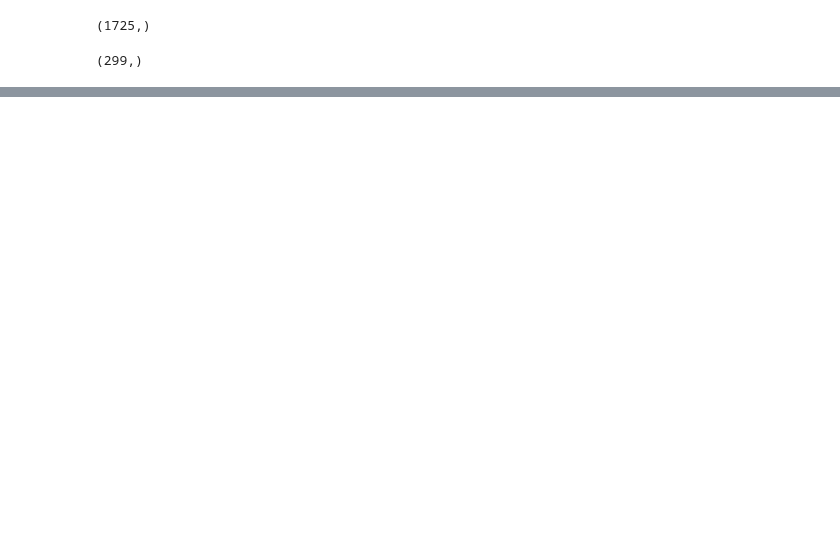
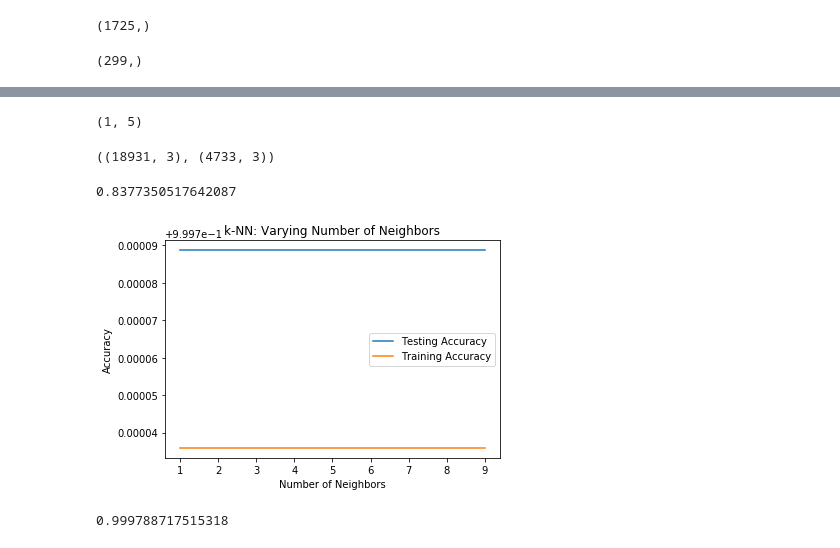
Before and after one commit to shoumikchow/Research, a Jupyter notebook: ML.ipynb, the cells around one changed output, grey strips where cells are left out. Drawn from its saved outputs; the diff is of its cells as text; code cells hidden in the pictures; blank space fills up the shorter version.

```diff
--- a/ML.ipynb
+++ b/ML.ipynb
@@ -149,0 +339,60 @@ y_pred[np.where(y_pred>1)].shape
+# %%
+df[df['core_periphery']<=1] = 1
+df[(df['core_periphery']>2) & (df['core_periphery']<=5)] = 2
+df[(df['core_periphery']>5) & (df['core_periphery']<=8)] = 3
+df[(df['core_periphery']>8) & (df['core_periphery']<=13)] = 4
+df[df['core_periphery']>13] = 5
+# %%
+df['core_periphery'].min(), df['core_periphery'].max()
+# %% [output]
+(1, 5)
+# %%
+X = df[['count', 'headline_count', 'text_count']]
+y = df['core_periphery']
+# %%
+X_train, X_test, y_train, y_test = train_test_split(X, y, test_size = 0.2, random_state=42, stratify=y)
+# %%
+X_train.shape, X_test.shape
+# %% [output]
+((18931, 3), (4733, 3))
+# %%
+logreg = LogisticRegression()
+logreg.fit(X_train, y_train)
+logreg.score(X_test, y_test) # If we include degree centrality and pagerank, logreg score is 83.8%
+# %% [output]
+0.8377350517642087
+# %%
+neighbors = np.arange(1, 10)
+train_accuracy = np.empty(len(neighbors))
+test_accuracy = np.empty(len(neighbors))
+
+
+for i, k in enumerate(neighbors):
+    # Setup a k-NN Classifier with k neighbors: knn
+    knn = KNeighborsClassifier(n_neighbors=k)
+
+    # Fit the classifier to the training data
+    knn.fit(X_train, y_train)
+
+    #Compute accuracy on the training set
+    train_accuracy[i] = knn.score(X_train, y_train)
+
+    #Compute accuracy on the testing set
+    test_accuracy[i] = knn.score(X_test, y_test)
+
+
+plt.title('k-NN: Varying Number of Neighbors')
+plt.plot(neighbors, test_accuracy, label = 'Testing Accuracy')
+plt.plot(neighbors, train_accuracy, label = 'Training Accuracy')
+plt.legend()
+plt.xlabel('Number of Neighbors')
+plt.ylabel('Accuracy')
+plt.show()
+# %% [output]
+[figure, added]
+# %%
+knn = KNeighborsClassifier(n_neighbors=5)
+knn.fit(X_train, y_train)
+knn.score(X_test, y_test) # If we include degree centrality and pagerank, knn score is 100%
+# %% [output]
+0.999788717515318
```
Also changed, not shown: parts of 66 cells of this notebook.
